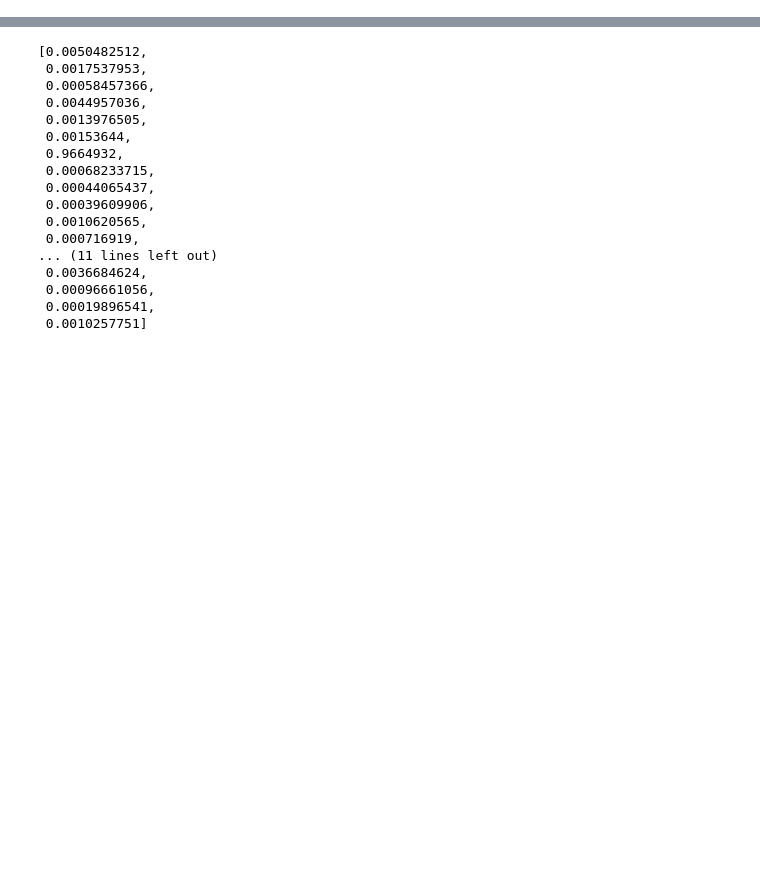
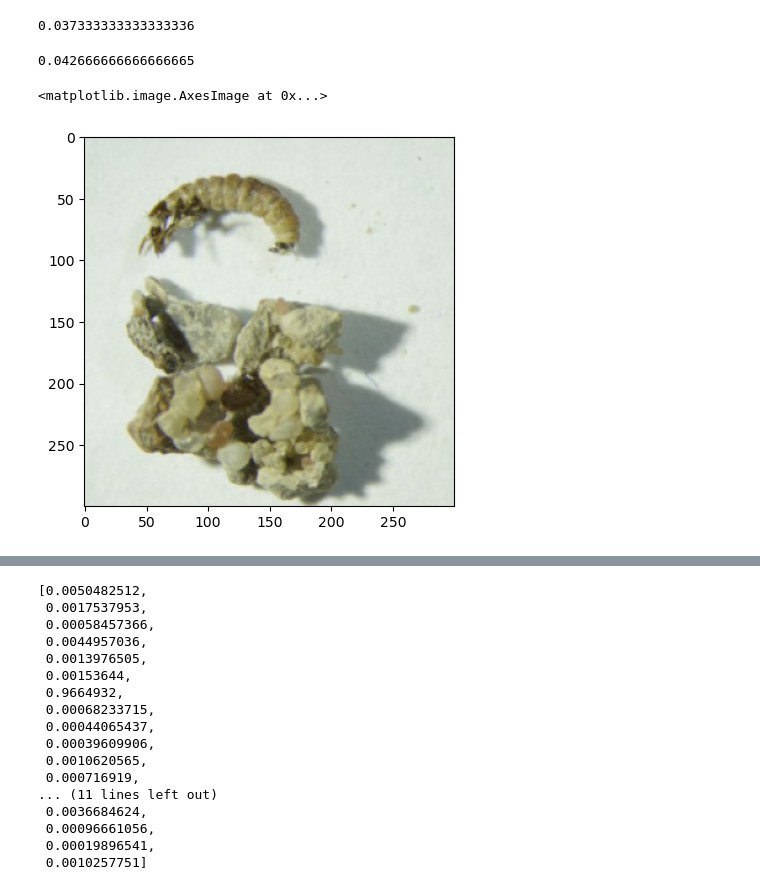
Before and after one commit to KennethTM/macro_inv_id, a Jupyter notebook: model_training.ipynb, the cells around one changed output, grey strips where cells are left out. Cells and saved outputs as stored; diff of their text form; code cells hidden in the pictures; blank space fills up the shorter version.

```diff
--- a/model_training.ipynb
+++ b/model_training.ipynb
@@ -123,0 +166,43 @@ torch.onnx.export(
+# %%
+onnx_preds = []
+
+for i in valid_imgs:
+
+    image = Image.open(i)
+
+    img_h, img_w = image.shape
+
+    if img_h > img_w:
+        new_h = int(img_size * (img_h/img_w))
+        new_w = img_size
+    else:
+        new_h = img_size
+        new_w = int(img_size / (img_h/img_w))
+
+    image_resize = image.resize((new_w, new_h), resample=PIL.Image.Resampling.BILINEAR)
+
+    cw, ch = img_size, img_size
+    h, w = image_resize.shape
+    wdif, hdif = (w-cw)//2, (h-ch)//2
+    border = wdif, hdif, wdif, hdif
+    cropped_img = ImageOps.crop(image_resize, border)
+
+    image_np = np.array(cropped_img)[:300,:300,0:3]
+    image_np = np.transpose(image_np, (2, 0, 1))
+    image_np = np.expand_dims(image_np, axis=0)
+    image_np = (image_np/255.0).astype("float32")
+
+    outputs = ort_sess.run(None, {'input': image_np})
+
+    ind = np.argmax(outputs[0])
+    ind_probs = outputs[0][0][ind]
+    onnx_preds.append(ind)
+# %%
+onnx_preds_np = np.array(onnx_preds)
+(onnx_preds_np == y.numpy()).mean()
+# %% [output]
+0.037333333333333336
+# %%
+(onnx_preds_np == cls.numpy()).mean()
+# %% [output]
+0.042666666666666665
@@ -123,0 +211,6 @@ torch.onnx.export(
+# %%
+#manual preproc image
+plt.imshow(np.transpose(image_np.squeeze(), (1, 2, 0)))
+# %% [output]
+<matplotlib.image.AxesImage at 0x...>
+[figure, added]
```
Also changed, not shown: parts of 28 cells of this notebook, 4 other files.
